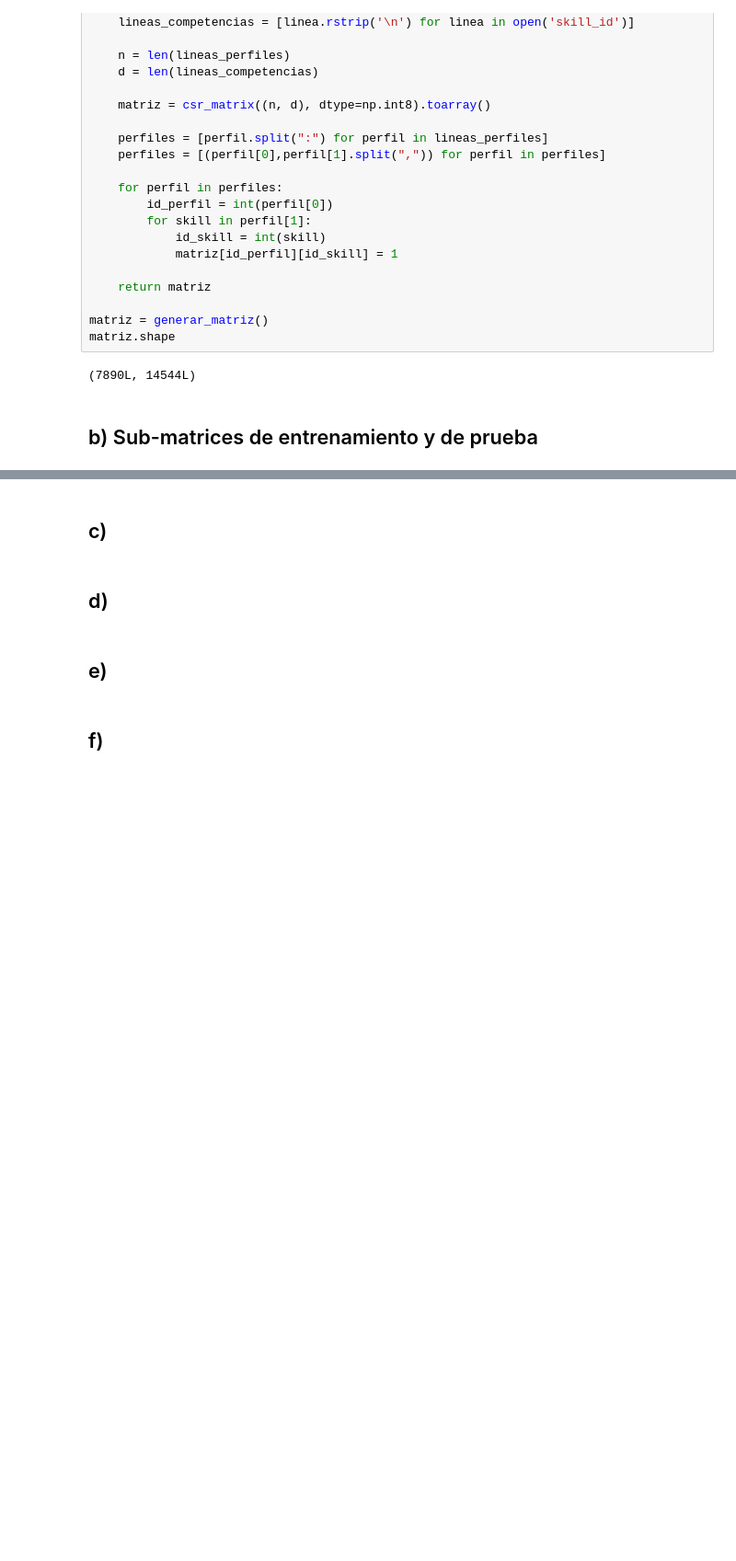
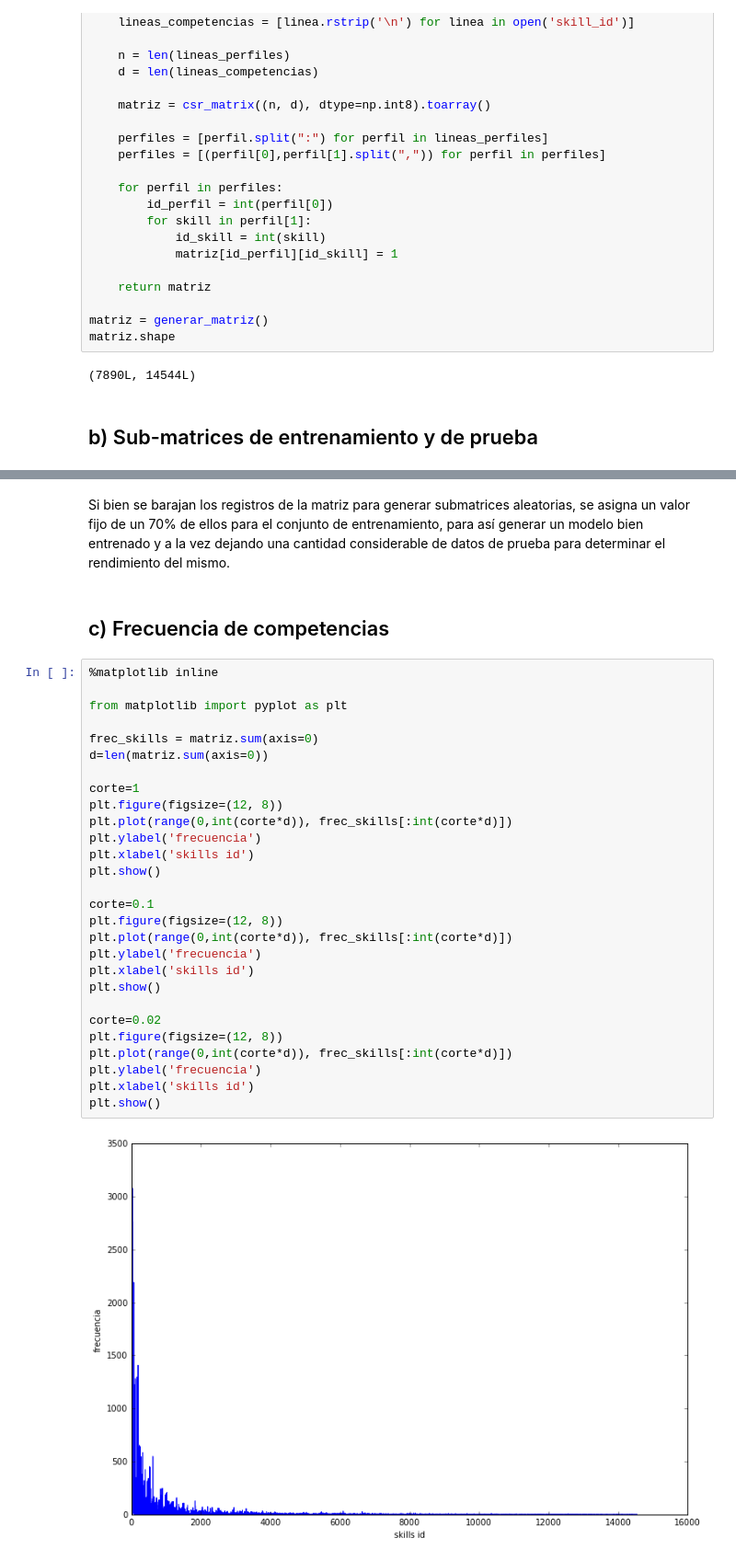
Before and after one commit to Jencks/ML-Tarea2, a Jupyter notebook: 3 - Skill Prediction en LinkedIN/Informe - Skill Prediction en LinkedIN.ipynb, the cells around one changed output, grey strips where cells are left out. Shown at 92% size. Cells and saved outputs as stored; diff of their text form; blank space fills up the shorter version.

```diff
--- a/3 - Skill Prediction en LinkedIN/Informe - Skill Prediction en LinkedIN.ipynb
+++ b/3 - Skill Prediction en LinkedIN/Informe - Skill Prediction en LinkedIN.ipynb
@@ -45,11 +44,37 @@ matriz_test = matriz_aux[int(n*0.7):]
 
 n_tr = len(matriz_train)
 n_ts = len(matriz_test)
+# %% [markdown]
+Si bien se barajan los registros de la matriz para generar submatrices aleatorias, se asigna un valor fijo de un 70% de ellos para el conjunto de entrenamiento, para así generar un modelo bien entrenado y a la vez dejando una cantidad considerable de datos de prueba para determinar el rendimiento del mismo.
 # %% [markdown]
-## c)
+## c) Frecuencia de competencias
-# %% [markdown]
-## d)
-# %% [markdown]
-## e)
-# %% [markdown]
-## f)
+# %%
+%matplotlib inline
+
+from matplotlib import pyplot as plt
+
+frec_skills = matriz.sum(axis=0)
+d=len(matriz.sum(axis=0))
+
+corte=1
+plt.figure(figsize=(12, 8))
+plt.plot(range(0,int(corte*d)), frec_skills[:int(corte*d)])
+plt.ylabel('frecuencia')
+plt.xlabel('skills id')
+plt.show()
+
+corte=0.1
+plt.figure(figsize=(12, 8))
+plt.plot(range(0,int(corte*d)), frec_skills[:int(corte*d)])
+plt.ylabel('frecuencia')
+plt.xlabel('skills id')
+plt.show()
+
+corte=0.02
+plt.figure(figsize=(12, 8))
+plt.plot(range(0,int(corte*d)), frec_skills[:int(corte*d)])
+plt.ylabel('frecuencia')
+plt.xlabel('skills id')
+plt.show()
+# %% [output]
+[figure, added]
```
Also changed, not shown: parts of 13 cells of this notebook.
